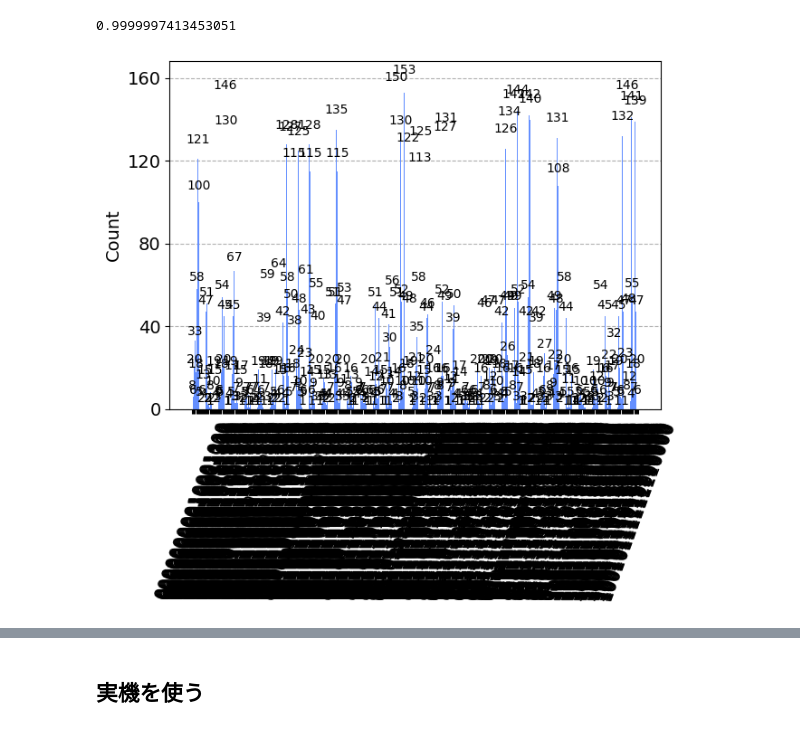
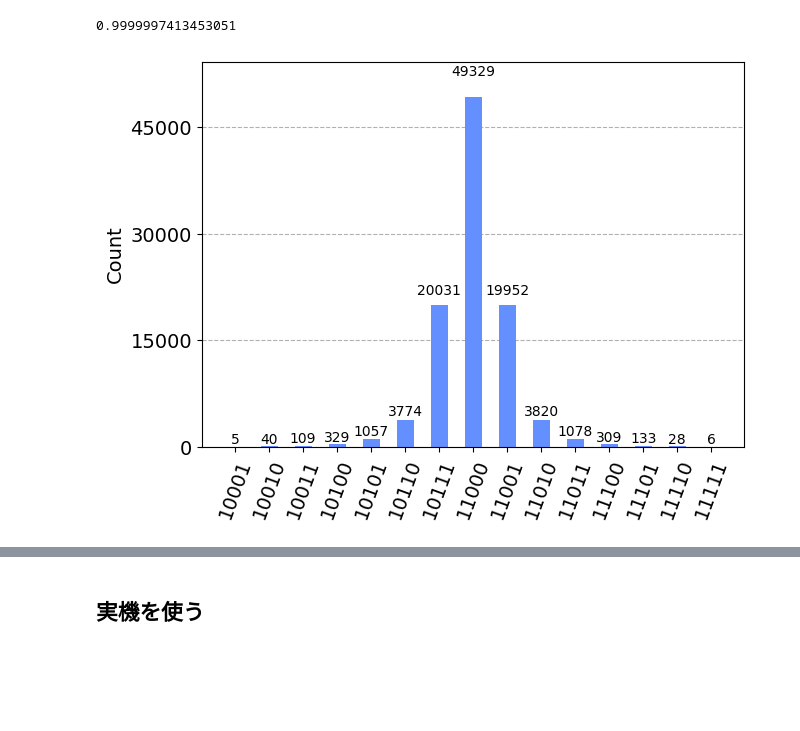
Before and after one commit to UTokyo-ICEPP/single-particle-qft, a Jupyter notebook: qsp/qc_single_particle.ipynb, the cells around one changed output, grey strips where cells are left out. Cells and saved outputs as stored; diff of their text form; code cells hidden in the pictures; blank space fills up the shorter version.

```diff
--- a/qsp/qc_single_particle.ipynb
+++ b/qsp/qc_single_particle.ipynb
@@ -160,7 +294,11 @@ def checkBoseSymm(circuit, anc_reg_symm, cla_reg_symm):
 #### A. Initial State Preparation ####
 # %%
 #### A. Initial State Preparation ####
-circuit, particle_regs, anc_reg_h0, anc_reg_symm, cla_reg_symm, cla_measure, particle_1D_list = init(M, N_abs, d)
+M = 2
+N_abs = 2
+d = 1
+n = 2
+circuit, particle_regs, anc_reg_symm, anc_reg_symm_marker, particle_1D_list = init(M, N_abs, d, n)
 ## 初期状態において, 粒子がある量子レジスタのインデックスのリストを用意する
 ## 第0量子レジスタに粒子があると仮定
 # ボース対称化するので, 第0量子レジスタから順に第n(=入射粒子数)量子レジスタまで粒子を詰めていく
@@ -491,9 +576,15 @@ def sPhi(M, delta, particle_regs, a_s, m):
         for jnum, qreg in enumerate(particle_regs[ireg][:N_abs]):
             phi = -delta / M
             s_circuit.p(phi * ren_factor * (2 ** jnum), qreg) # approximate as massless particle
+
+    # operate sPhi gate depending on the number of vacuum state
+    for ireg in range(M):
+        for jreg in range(M):
+            for knum, qreg in enumerate(particle_regs[jreg][:N_abs]):
+                phi = -delta / M
+                s_circuit.cp(phi * ren_factor * (2 ** knum), qreg, particle_regs[ireg][N-1]) # approximate as massless particle
     s_gate = s_circuit.to_gate()
-    cs_gate = s_gate.control(1)
-    return s_gate, cs_gate
+    return s_gate
 # %%
 # improved version
 # you can check the motion of wave packets
@@ -608,0 +683,5 @@ list(counts.items())[0][0][:]
+# %%
+# operate Sphi gate to evolve time
+s_gate= sPhi(M, delta_t, particle_regs, a_s, m)
+s_gate.name = 'Sphi gate'
+circuit.append(s_gate, qargs=particle_1D_list)
@@ -1166,16 +1245,16 @@ ipos 0
 # %% [markdown]
 ### B. Time evolution all part ###
 # %%
-# M = 3
-# N_abs = 1
-# d = 1
-# N = N_abs * d + d + 1
-# n = 1
+M = 1
+N_abs = 1
+d = 1
+N = N_abs * d + d + 1
+n = 1
 a_s = 1
 
 circuit.barrier()
 
-tau_0 = 0.5 # Wigner delay
+tau_0 = 1 # Wigner delay
 tau_I = 0 # length of time of interaction
 delta = 1 # time step
 m_0 = 0 # chosen to represent a relevant enrgy scale in the weak coupling regime
@@ -1186,19 +1265,19 @@ three_hamming_list = ['000', '010', '011', '001', '101', '111', '110', '100'] #
 
 tau = 0
 m_t = m_0
-lambda_t = 1
+lambda_t = 0
 
 m_ren = m_0
 lambda_ren = 1
 count = 0
 
 # circuit, particle_regs, anc_reg_h0, anc_reg_symm, cla_reg_symm, cla_measure, particle_1D_list = init(M, N_abs, d)
-# circuit, particle_regs, anc_reg_symm, anc_reg_sym_marker, particle_1D_list = init(M, N_abs, d, s, bose_marker)
+circuit, particle_regs, anc_reg_symm, anc_reg_sym_marker, particle_1D_list = init(M, N_abs, d, n)
 
 while tau <= tau_0 + tau_I:
     Delta = (delta * lambda_t) / (96 * (M ** 2))
     # ## operate Sphi gate to evolve time
-    s_gate, cs_gate = sPhi(M, delta_t, particle_regs, a_s, m)
+    s_gate = sPhi(M, delta, particle_regs, a_s, m_0)
     s_gate.name = 'Sphi gate'
     circuit.append(s_gate, qargs=particle_1D_list)
     # circuit.barrier()
@@ -1368,20 +1720,20 @@ print(np.abs(np.dot(bra_state, ket_state)) ** 2)
 # %%
 ## how to measure and count
 circuit.measure_all()
 # Run the circuit in qasm_simulator and plot the histogram
 simulator = AerSimulator()
 circuit = transpile(circuit, backend=simulator)
-job = simulator.run(circuit, shots=10000)
+job = simulator.run(circuit, shots=100000)
 result = job.result()
 counts = result.get_counts(circuit)
 plot_histogram(counts)
 
 # plot y axis logarithmically
 # log_data = {key: np.log10(value + 1) for key, value in counts.items()}
 # # プロット
 # plot_histogram(log_data, bar_labels=False)
 # %% [output]
-[figure, old version]
+[figure, new version]
 # %%
 # 足し合わせた結果でグループ化する
 grouped_counts = {}
```
Also changed, not shown: parts of 26 cells of this notebook, 2 other files.
